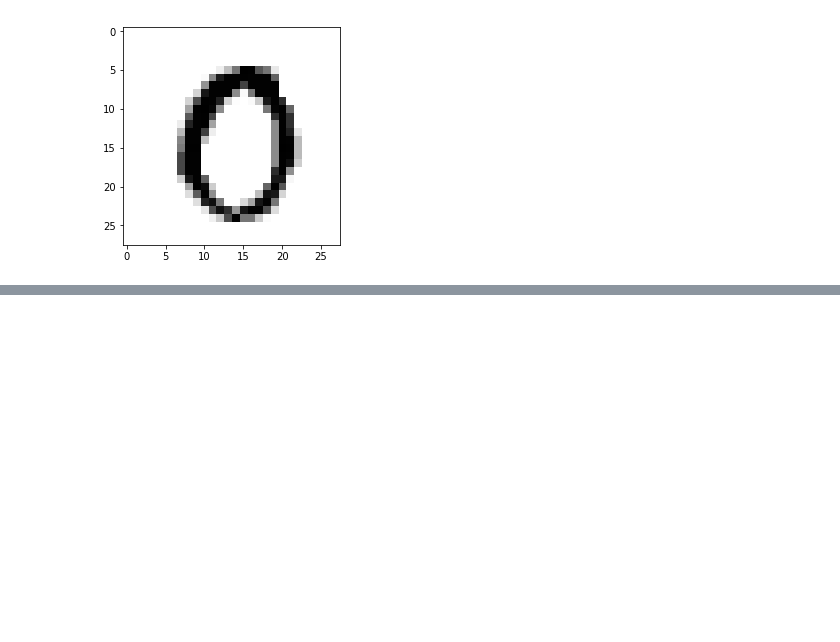
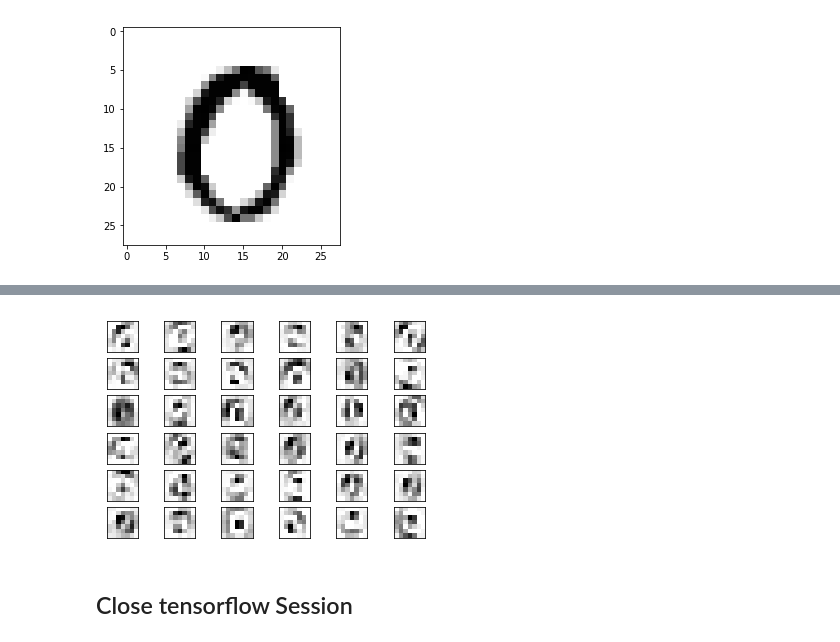
Before and after one commit to abinesh1/mnist-image-classification, a Jupyter notebook: mnist_notebook.ipynb, the cells around one changed output, grey strips where cells are left out. Drawn from its saved outputs; the diff is of its cells as text; code cells hidden in the pictures; blank space fills up the shorter version.

```diff
--- a/mnist_notebook.ipynb
+++ b/mnist_notebook.ipynb
@@ -475,2 +610,8 @@ plot_conv_weights(weights=weights_conv2,input_channel=1)
+# %%
+plot_conv_layer(layer=layer_conv2, image=image2)
+# %% [output]
+[figure, added]
+# %% [markdown]
+## Close tensorflow Session
 # %%
 sess.close()
```
Also changed, not shown: parts of 72 cells of this notebook.
